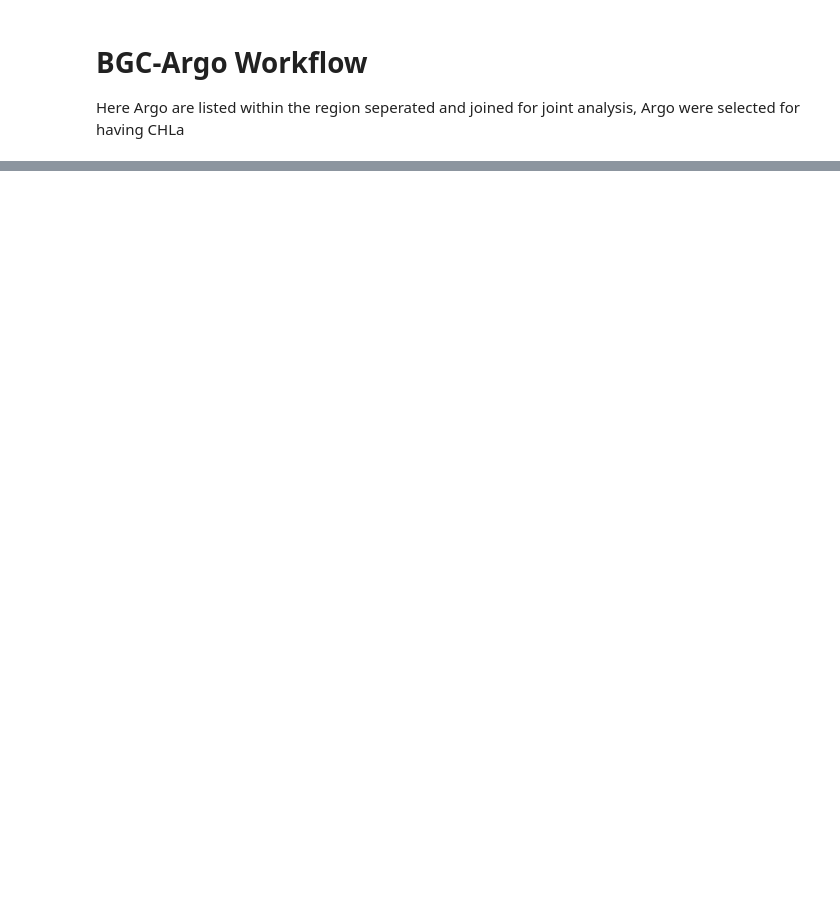
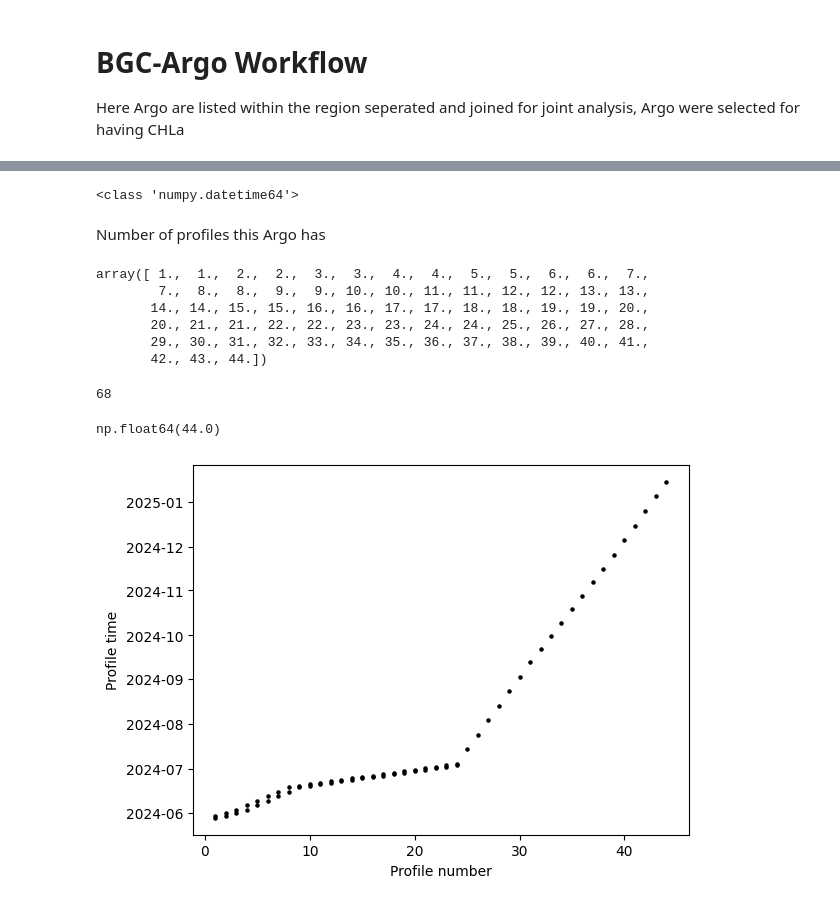
Before and after one commit to ROYVNZ/Masters, a Jupyter notebook: scripts/BGC_Argo.ipynb, the cells around one changed output, grey strips where cells are left out. Saved outputs shown, nothing was run; the diff lists cells and outputs as text; code cells hidden in the pictures; blank space fills up the shorter version.

```diff
--- a/scripts/BGC_Argo.ipynb
+++ b/scripts/BGC_Argo.ipynb
@@ -91,0 +300,4 @@ plt.show()
+# %%
+timestamps = data['JULD'].values
+
+print(timestamps)
@@ -91,0 +322,31 @@ plt.show()
+# %%
+print(type(timestamps[0]))
+# %% [output]
+<class 'numpy.datetime64'>
+# %% [markdown]
+Number of profiles this Argo has
+# %%
+prof_nums = data['PROF_NUM'].values
+
+display(prof_nums)
+# %% [output]
+array([ 1.,  1.,  2.,  2.,  3.,  3.,  4.,  4.,  5.,  5.,  6.,  6.,  7.,
+        7.,  8.,  8.,  9.,  9., 10., 10., 11., 11., 12., 12., 13., 13.,
+       14., 14., 15., 15., 16., 16., 17., 17., 18., 18., 19., 19., 20.,
+       20., 21., 21., 22., 22., 23., 23., 24., 24., 25., 26., 27., 28.,
+       29., 30., 31., 32., 33., 34., 35., 36., 37., 38., 39., 40., 41.,
+       42., 43., 44.])
+# %%
+len(prof_nums)
+# %% [output]
+68
+# %%
+prof_nums[-1]
+# %% [output]
+np.float64(44.0)
+# %%
+plt.scatter(prof_nums,timestamps,c='k',s=5)
+plt.xlabel('Profile number')
+plt.ylabel('Profile time');
+# %% [output]
+[figure, added]
```
Also changed, not shown: parts of 37 cells of this notebook, 1 other file.
